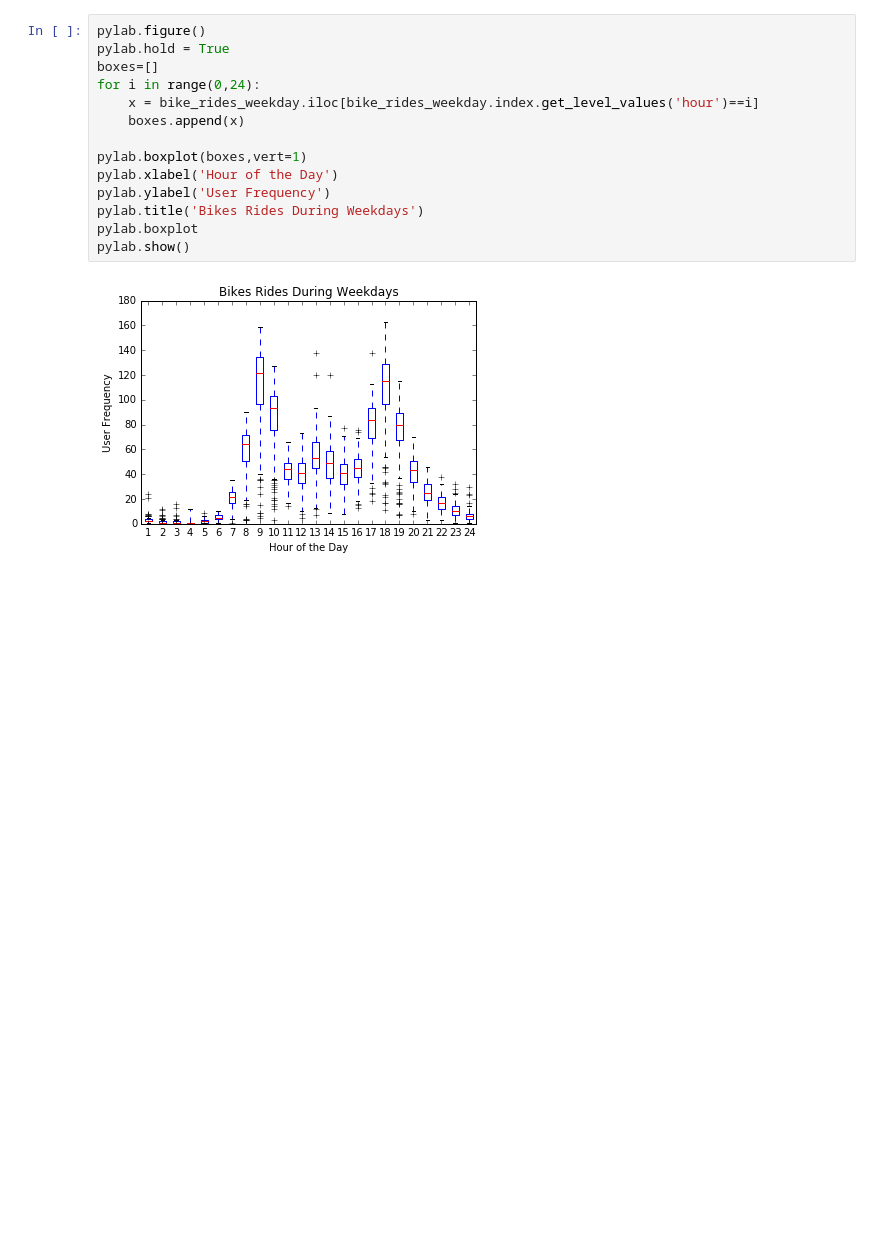
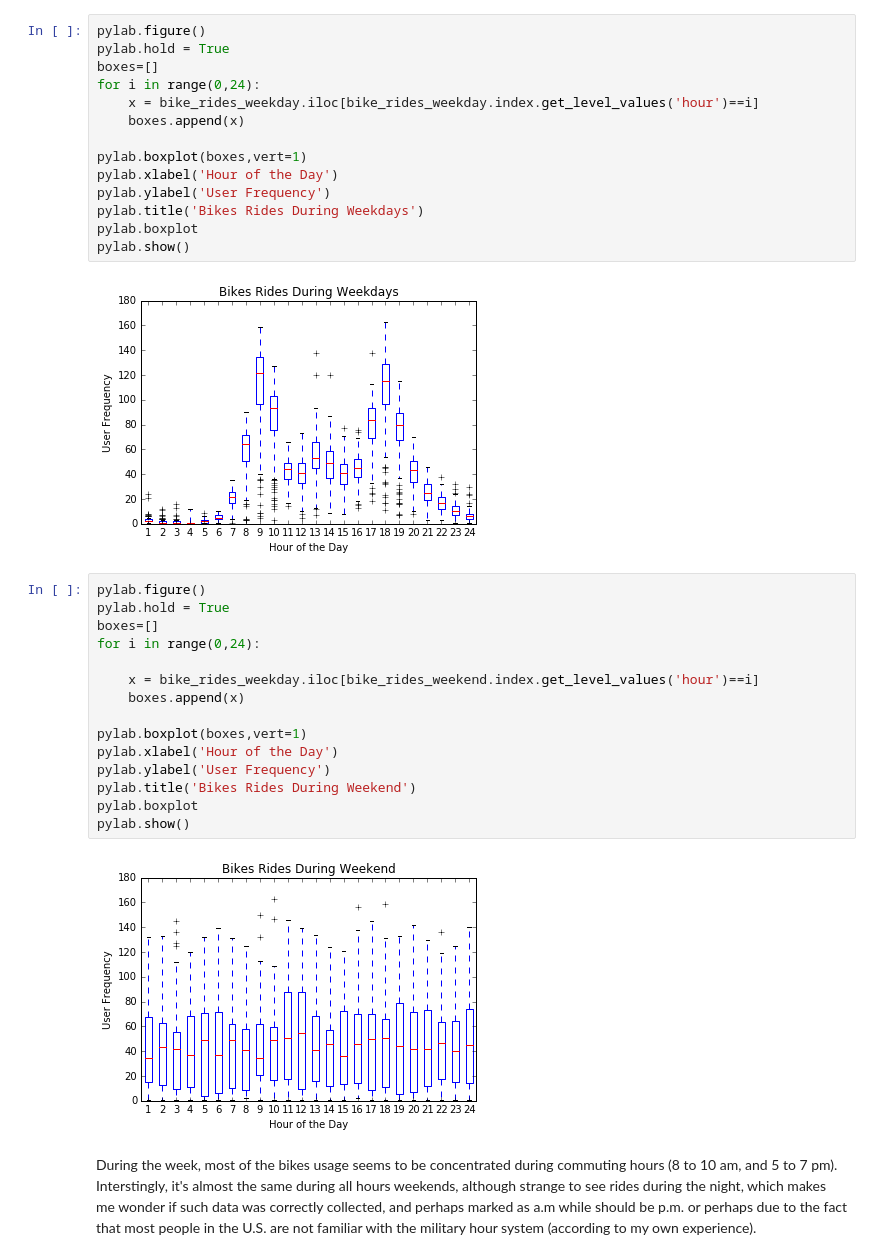
Before and after one commit to carlespoles/DSCI6002-student, a Jupyter notebook: week1/1-3_EDA/DSCI6002-1.3-Lab-CarlesPolesMielgo.ipynb, the cells around one changed output. Cells and saved outputs as stored; diff of their text form; blank space fills up the shorter version.

```diff
--- a/week1/1-3_EDA/DSCI6002-1.3-Lab-CarlesPolesMielgo.ipynb
+++ b/week1/1-3_EDA/DSCI6002-1.3-Lab-CarlesPolesMielgo.ipynb
@@ -785,3 +785,22 @@ pylab.boxplot
 pylab.show()
 # %% [output]
 [figure]
+# %%
+pylab.figure()
+pylab.hold = True
+boxes=[]
+for i in range(0,24):
+
+    x = bike_rides_weekday.iloc[bike_rides_weekend.index.get_level_values('hour')==i]
+    boxes.append(x)
+
+pylab.boxplot(boxes,vert=1)
+pylab.xlabel('Hour of the Day')
+pylab.ylabel('User Frequency')
+pylab.title('Bikes Rides During Weekend')
+pylab.boxplot
+pylab.show()
+# %% [output]
+[figure, added]
+# %% [markdown]
+During the week, most of the bikes usage seems to be concentrated during commuting hours (8 to 10 am, and 5 to 7 pm). Interstingly, it's almost the same during all hours weekends, although strange to see rides during the night, which makes me wonder if such data was correctly collected, and perhaps marked as a.m while should be p.m. or perhaps due to the fact that most people in the U.S. are not familiar with the military hour system (according to my own experience).
```
